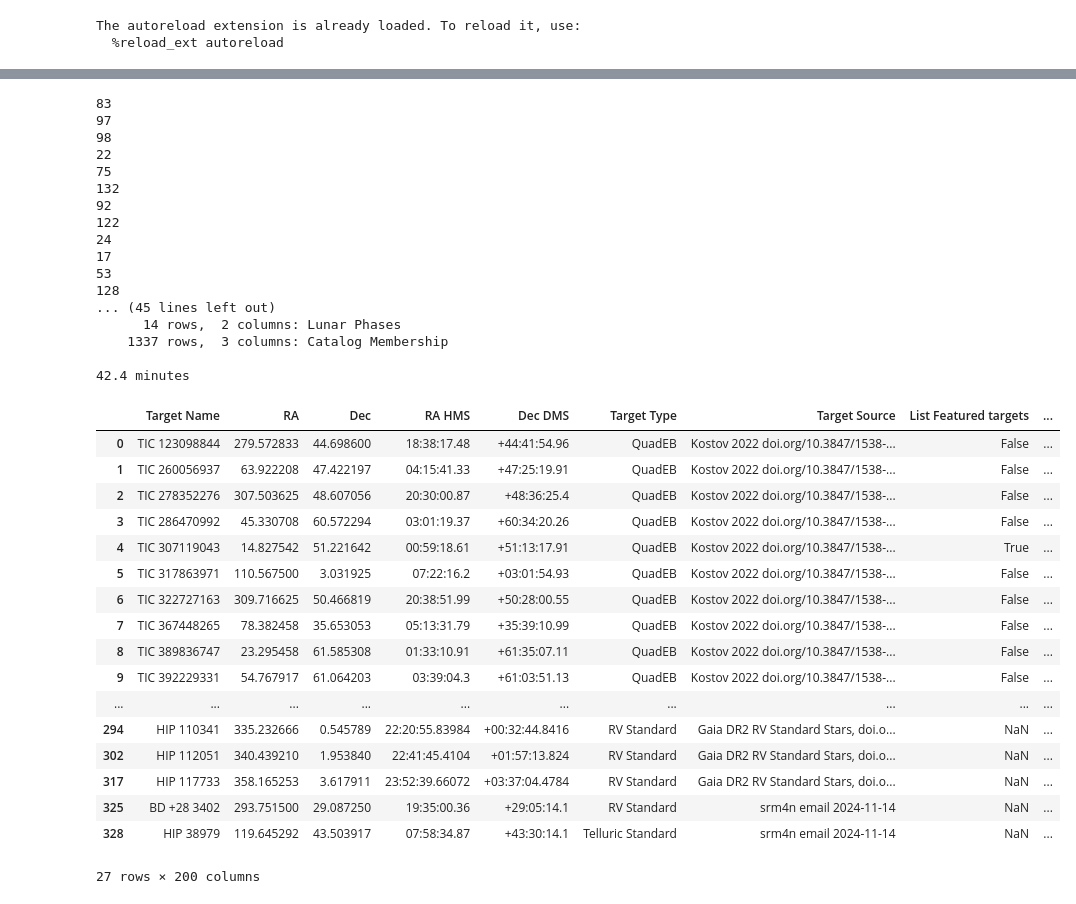
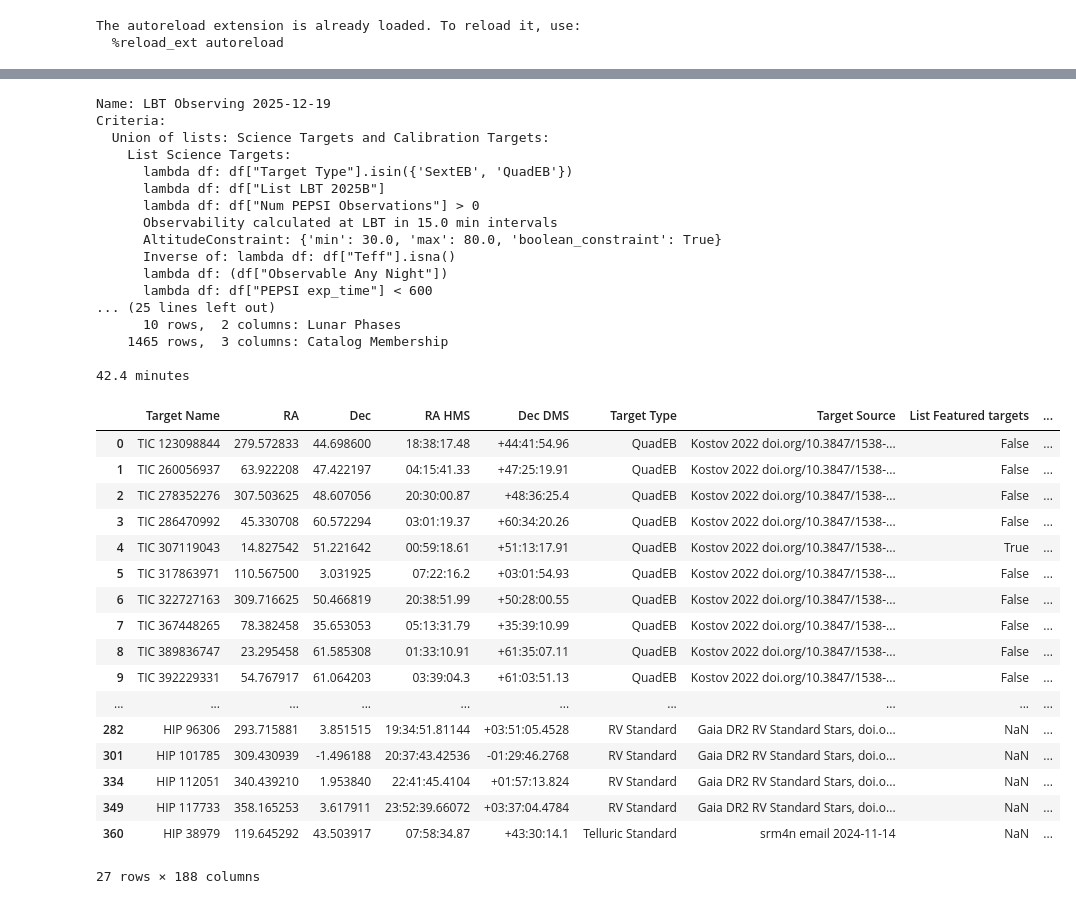
Before and after one commit to CvillePaul/Work, a Jupyter notebook: Observation/LBT/2025-09-03 LBT Observing 2025-09-29/LBT Observing 2025-09-29.ipynb, the cells around one changed output, grey strips where cells are left out. Saved outputs shown, nothing was run; the diff lists cells and outputs as text; code cells hidden in the pictures.

Commit message:
feat: add LBT 2025-12-19 observing list

```diff
--- a/Observation/LBT/2025-09-03 LBT Observing 2025-09-29/LBT Observing 2025-09-29.ipynb
+++ b/Observation/LBT/2025-09-03 LBT Observing 2025-09-29/LBT Observing 2025-09-29.ipynb
@@ -21,8 +21,8 @@ The autoreload extension is already loaded. To reload it, use:
 session = tlc.ObservingSession(ap.Observer.at_site("LBT"))
 # session.add_day_range("2025-09-29", "2025-10-02")
 # session.add_day_range("2025-10-18", "2025-10-22")
-session.add_day_range("2025-11-14", "2025-11-20")
-# session.add_day_range("2025-12-19", "2025-12-23")
+# session.add_day_range("2025-11-14", "2025-11-20")
+session.add_day_range("2025-12-19", "2025-12-23")
 # session.add_day_range("2026-01-14", "2026-01-18")
 # session.add_day_range("2026-01-27", "2026-01-31")
 
@@ -52,7 +52,7 @@ pepsi_args = {
 
 name = f"LBT Observing {session.time_range[0].iso[:10]}"
 
-html_dir = html.output_directory() / name
+html_dir = html_path() / name
 html.clear_directory(html_dir)
 
 science_target_steps = [
@@ -61,38 +61,27 @@ science_target_steps = [
     tlc.add_lists,
     partial(tlc.filter_targets, criteria=lambda df: df["List LBT 2025B"]),
     tlc.ancillary_data_from_tess,
-    partial(tlc.add_database_table, table_name="ephemerides"),
-    partial(tlc.add_database_table, table_name="pepsi_observations"),
+    partial(tlc.add_database_table, table_name="Ephemerides"),
+    partial(tlc.add_database_table, table_name="PEPSI Observations"),
     partial(tlc.filter_targets, criteria=lambda df: df["Num PEPSI Observations"] > 0),
-    tlc.add_pepsi_evaluations,
-    tlc.add_rv_status,
-    partial(tlc.add_system_configuration, table_name="PEPSI Observations", time_column="Mid JD"),
-    partial(tlc.add_database_table, table_name="dssi_observations"),
-    partial(
-        tlc.add_system_configuration,
-        table_name="DSSI Observations",
-        time_column="Mid JD",
-        eclipse_table="SIDE Observations",
-    ),
-    partial(tlc.add_database_table, table_name="speckle_detections"),
-    partial(tlc.add_database_table, table_name="zorroalopeke_observations"),
     partial(tlc.add_observability, observing_session=session, calc_moon_distance=True),
+    partial(lbt.add_pepsi_params, **dict({"num_exp": 2}, **pepsi_args)),
 ]
 
 calibration_target_steps = [
     tlc.add_targets,
     partial(tlc.filter_targets, criteria=lambda df: df["Target Type"].isin(calibration_target_types)),
     tlc.ancillary_data_from_tess,
-    partial(tlc.add_columns_from_sql, table_name="rv_calibration_targets", primary_cols=["RV"]),
+    partial(tlc.add_columns_from_sql, table_name="RV Calibration Targets", primary_cols=["RV"]),
     partial(tlc.filter_targets, inverse=True, criteria=lambda df: df["Teff"].isna()),
-    partial(tlc.add_observability, observing_session=session, time_resolution=2*u.hour),
+    partial(tlc.add_observability, observing_session=session, time_resolution=2 * u.hour),
+    partial(lbt.add_pepsi_params, **dict({"num_exp": 1}, **pepsi_args)),
 ]
 
 common_steps = [
     partial(tlc.filter_targets, inverse=True, criteria=lambda df: df["Teff"].isna()),
     partial(tlc.filter_targets, criteria=lambda df: (df["Observable Any Night"])),
     tlc.add_tess_catalog_associations,
-    partial(lbt.add_pepsi_params, **pepsi_args),
     partial(tlc.filter_targets, criteria=lambda df: df["PEPSI exp_time"] < 600),
 ]
 
@@ -119,38 +106,38 @@ WARNING: NonRotationTransformationWarning: transforming other coordinates from <
-83
-97
-98
-22
-75
-132
-92
-122
-24
-17
-53
-128
-... (45 lines left out)
-      14 rows,  2 columns: Lunar Phases
-    1337 rows,  3 columns: Catalog Membership
+Name: LBT Observing 2025-12-19
+Criteria:
+  Union of lists: Science Targets and Calibration Targets:
+    List Science Targets:
+      lambda df: df["Target Type"].isin({'SextEB', 'QuadEB'})
+      lambda df: df["List LBT 2025B"]
+      lambda df: df["Num PEPSI Observations"] > 0
+      Observability calculated at LBT in 15.0 min intervals
+      AltitudeConstraint: {'min': 30.0, 'max': 80.0, 'boolean_constraint': True}
+      Inverse of: lambda df: df["Teff"].isna()
+      lambda df: (df["Observable Any Night"])
+      lambda df: df["PEPSI exp_time"] < 600
+... (25 lines left out)
+      10 rows,  2 columns: Lunar Phases
+    1465 rows,  3 columns: Catalog Membership
 
 42.4 minutes
 |  | Target Name | RA | Dec | RA HMS | Dec DMS | Target Type | Target Source | List Featured targets | ... |
 | 0 | TIC 123098844 | 279.572833 | 44.698600 | 18:38:17.48 | +44:41:54.96 | QuadEB | Kostov 2022 doi.org/10.3847/1538-... | False | ... |
 | 1 | TIC 260056937 | 63.922208 | 47.422197 | 04:15:41.33 | +47:25:19.91 | QuadEB | Kostov 2022 doi.org/10.3847/1538-... | False | ... |
 | 2 | TIC 278352276 | 307.503625 | 48.607056 | 20:30:00.87 | +48:36:25.4 | QuadEB | Kostov 2022 doi.org/10.3847/1538-... | False | ... |
 | 3 | TIC 286470992 | 45.330708 | 60.572294 | 03:01:19.37 | +60:34:20.26 | QuadEB | Kostov 2022 doi.org/10.3847/1538-... | False | ... |
 | 4 | TIC 307119043 | 14.827542 | 51.221642 | 00:59:18.61 | +51:13:17.91 | QuadEB | Kostov 2022 doi.org/10.3847/1538-... | True | ... |
 | 5 | TIC 317863971 | 110.567500 | 3.031925 | 07:22:16.2 | +03:01:54.93 | QuadEB | Kostov 2022 doi.org/10.3847/1538-... | False | ... |
 | 6 | TIC 322727163 | 309.716625 | 50.466819 | 20:38:51.99 | +50:28:00.55 | QuadEB | Kostov 2022 doi.org/10.3847/1538-... | False | ... |
 | 7 | TIC 367448265 | 78.382458 | 35.653053 | 05:13:31.79 | +35:39:10.99 | QuadEB | Kostov 2022 doi.org/10.3847/1538-... | False | ... |
 | 8 | TIC 389836747 | 23.295458 | 61.585308 | 01:33:10.91 | +61:35:07.11 | QuadEB | Kostov 2022 doi.org/10.3847/1538-... | False | ... |
 | 9 | TIC 392229331 | 54.767917 | 61.064203 | 03:39:04.3 | +61:03:51.13 | QuadEB | Kostov 2022 doi.org/10.3847/1538-... | False | ... |
 | ... | ... | ... | ... | ... | ... | ... | ... | ... | ... |
-| 294 | HIP 110341 | 335.232666 | 0.545789 | 22:20:55.83984 | +00:32:44.8416 | RV Standard | Gaia DR2 RV Standard Stars, doi.o... | NaN | ... |
-| 302 | HIP 112051 | 340.439210 | 1.953840 | 22:41:45.4104 | +01:57:13.824 | RV Standard | Gaia DR2 RV Standard Stars, doi.o... | NaN | ... |
-| 317 | HIP 117733 | 358.165253 | 3.617911 | 23:52:39.66072 | +03:37:04.4784 | RV Standard | Gaia DR2 RV Standard Stars, doi.o... | NaN | ... |
-| 325 | BD +28 3402 | 293.751500 | 29.087250 | 19:35:00.36 | +29:05:14.1 | RV Standard | srm4n email 2024-11-14 | NaN | ... |
-| 328 | HIP 38979 | 119.645292 | 43.503917 | 07:58:34.87 | +43:30:14.1 | Telluric Standard | srm4n email 2024-11-14 | NaN | ... |
+| 282 | HIP 96306 | 293.715881 | 3.851515 | 19:34:51.81144 | +03:51:05.4528 | RV Standard | Gaia DR2 RV Standard Stars, doi.o... | NaN | ... |
+| 301 | HIP 101785 | 309.430939 | -1.496188 | 20:37:43.42536 | -01:29:46.2768 | RV Standard | Gaia DR2 RV Standard Stars, doi.o... | NaN | ... |
+| 334 | HIP 112051 | 340.439210 | 1.953840 | 22:41:45.4104 | +01:57:13.824 | RV Standard | Gaia DR2 RV Standard Stars, doi.o... | NaN | ... |
+| 349 | HIP 117733 | 358.165253 | 3.617911 | 23:52:39.66072 | +03:37:04.4784 | RV Standard | Gaia DR2 RV Standard Stars, doi.o... | NaN | ... |
+| 360 | HIP 38979 | 119.645292 | 43.503917 | 07:58:34.87 | +43:30:14.1 | Telluric Standard | srm4n email 2024-11-14 | NaN | ... |
-27 rows × 200 columns
+27 rows × 188 columns
 # %%
 illumination_categories = [
     ((0.0, 0.4), "Dark"),
```
Also changed, not shown: parts of 4 cells of this notebook.
